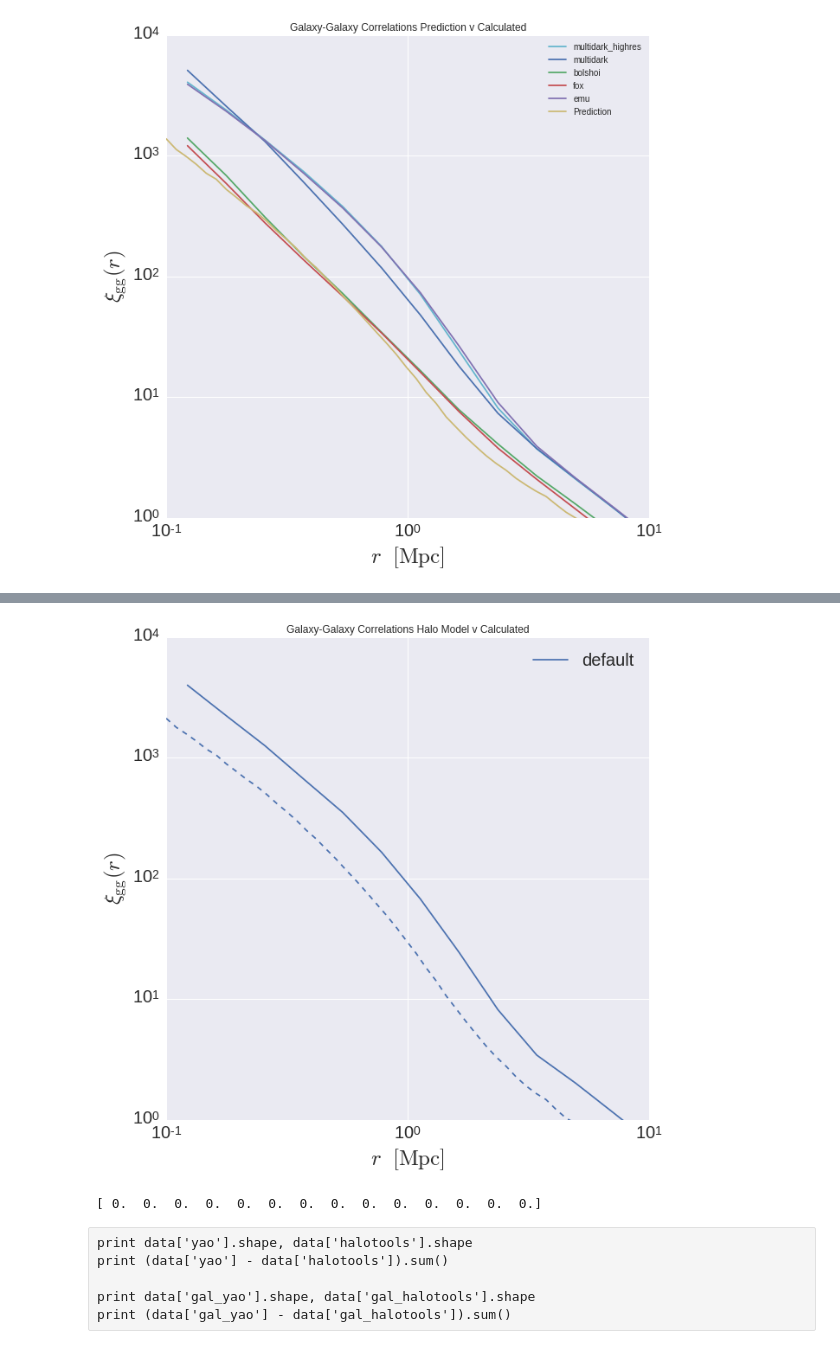
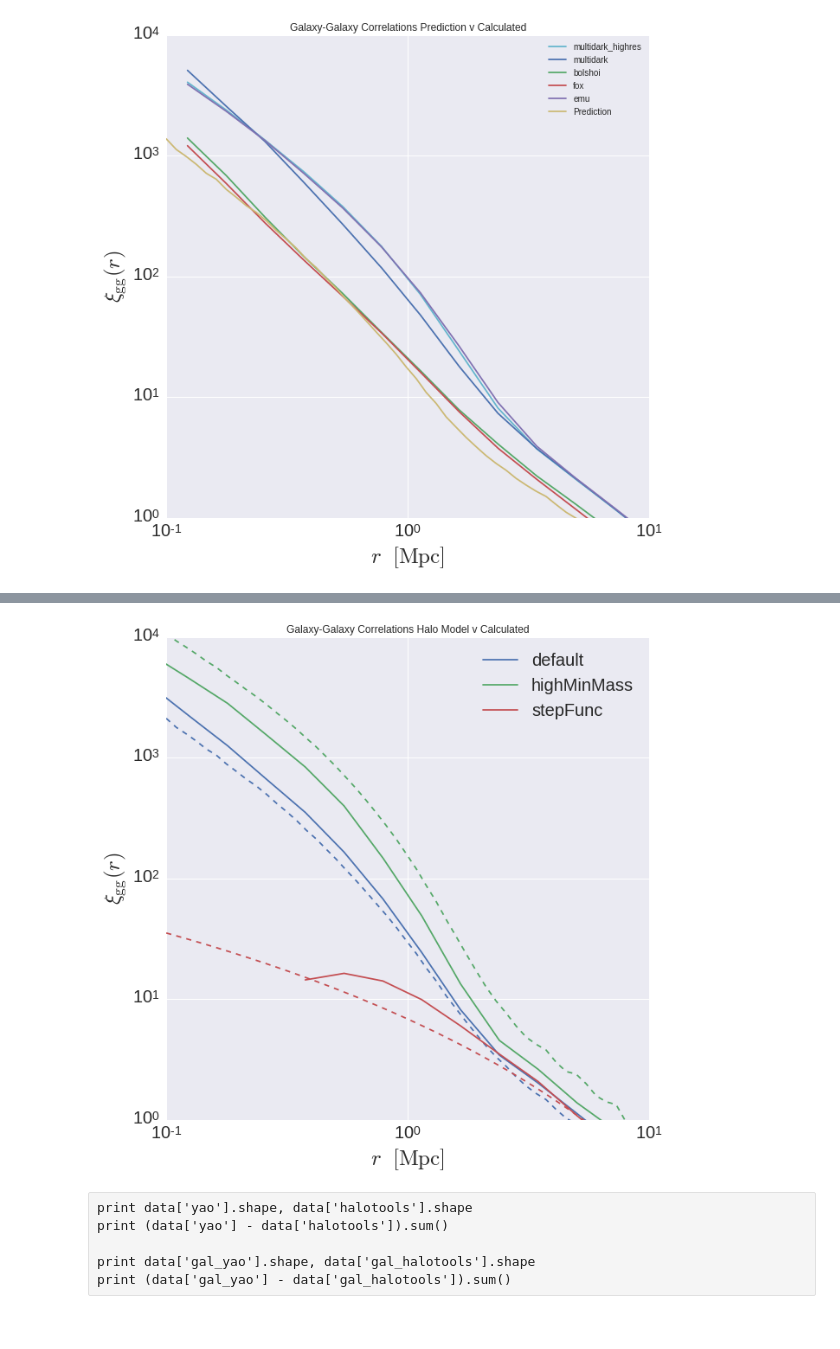
Before and after one commit to mclaughlin6464/HODEmulator, a Jupyter notebook: predictionsVCalculated.ipynb, the cells around one changed output, grey strips where cells are left out. Drawn from its saved outputs; the diff is of its cells as text; code cells hidden in the pictures.

```diff
--- a/predictionsVCalculated.ipynb
+++ b/predictionsVCalculated.ipynb
@@ -46,14 +46,14 @@ for vn, color in zip(version_names, colors):
 #for sim, color in zip(simnames, colors):
     rz = 1.0/a -1
     #MPC/h v MPC issue?
-    plt.plot(rbin_centers, ch_data[vn][0], alpha = 1,
+    plt.plot(rbin_centers*0.7, ch_data[vn][0], alpha = 1,
              label=vn, color=color)
              #label = sim, color = color)
     #plt.plot(rbin_centers, data[sim][1], ls = '--', color = color)
     #plt.plot(rbin_centers, data[vn][2], ls = '-.', color = color)
 
-c = next(colors)
-plt.plot(prediction[:, 0], prediction[:, 1],  label = 'Prediction', color = c)
+#c = next(colors)
+plt.plot(prediction[:, 0], prediction[:, 1],  label = 'Prediction', color = colors[len(version_names)%6])
 #plt.plot(prediction[:, 0], prediction[:, 2], ls = '--', color = c)
 
 
@@ -137,47 +130,47 @@ sim = 'chinchilla'
 a = 1.0
 data = {}
 
-#data['highMinMass'] = np.loadtxt(datadir+'xi_all_%.3f_highMinMass.npy'%a)
-#data['stepFunc'] = np.loadtxt(datadir+'xi_all_%.3f_stepFunc.npy'%a)
+data['highMinMass'] = np.loadtxt(datadir+'xi_all_%.3f_highMinMass.npy'%a)
+data['stepFunc'] = np.loadtxt(datadir+'xi_all_%.3f_stepFunc.npy'%a)
 data['default'] = np.loadtxt(datadir+'xi_all_%.3f_default.npy'%a)
 # %%
 predictions = {}
-#predictions['highMinMass'] = np.loadtxt(datadir+'halo_model_highMinMass.txt')
-#predictions['stepFunc'] = np.loadtxt(datadir+'halo_model_step_1.txt')
+predictions['highMinMass'] = np.loadtxt(datadir+'halo_model_highMinMass.txt')
+predictions['stepFunc'] = np.loadtxt(datadir+'halo_model_step_1.txt')
 predictions['default'] = np.loadtxt(datadir+'halo_model_default.txt')
 # %%
 colors = sns.color_palette()
 fig = plt.figure(figsize = (10,10))
 #for vn, color in zip(version_names, colors):
 for (label, xi_all), color in zip(data.iteritems(), colors):
     #fig = plt.figure(figsize = (10,10))
 
     rz = 1.0/a -1
     #MPC/h v MPC issue?
-    plt.plot(rbin_centers, xi_all, alpha = 1,
+    plt.plot(rbin_centers*0.7, xi_all, alpha = 1,
              label = label, color = color)
     plt.plot(predictions[label][:, 0], predictions[label][:, 1], ls = '--', color = color)
     #plt.plot(rbin_centers, data[sim][1], ls = '--', color = color)
     #plt.plot(rbin_centers, data[vn][2], ls = '-.', color = color)
 
 #c = colors[len(data)]
 #plt.plot(prediction[:, 0], prediction[:, 1],  label = 'Halo Model', color = c)
 #plt.plot(prediction[:, 0], prediction[:, 2], ls = '--', color = c)
 
 
 plt.title('Galaxy-Galaxy Correlations Halo Model v Calculated')
 plt.xlim(xmin = 0.1, xmax = 10)
 plt.ylim(ymin = 1, ymax = 1e4)
 plt.loglog()
 plt.xticks(fontsize=20)
 plt.yticks(fontsize=20)
 plt.xlabel(r'$r $  $\rm{[Mpc]}$', fontsize=25)
 plt.ylabel(r'$\xi_{\rm gg}(r)$', fontsize=25)
 plt.legend(loc='best', fontsize=20)
 
 plt.show()
 # %% [output]
-[figure, old version]
+[figure, new version]
 # %%
 outputdir = '/u/ki/swmclau2/des/HODOutput/'
 #datadir = outputdir+'chinchilla_tests/'
@@ -195,8 +189,4 @@ data['halotools'] = np.loadtxt(outputdir+'chinchilla_tests/xi_all_halo_%.3f_ht.n
 data['noSubHalo'] = np.loadtxt(outputdir+'chinchilla_tests/xi_all_halo_%.3f_ht_nosh.npy'%a)
-# %%
-print data['noSubHalo']-data['gal_halotools']
-# %% [output]
-[ 0.  0.  0.  0.  0.  0.  0.  0.  0.  0.  0.  0.  0.  0.]
 # %% [raw]
 print data['yao'].shape, data['halotools'].shape
 print (data['yao'] - data['halotools']).sum()
```
Also changed, not shown: parts of 4 cells of this notebook, 2 other files.
